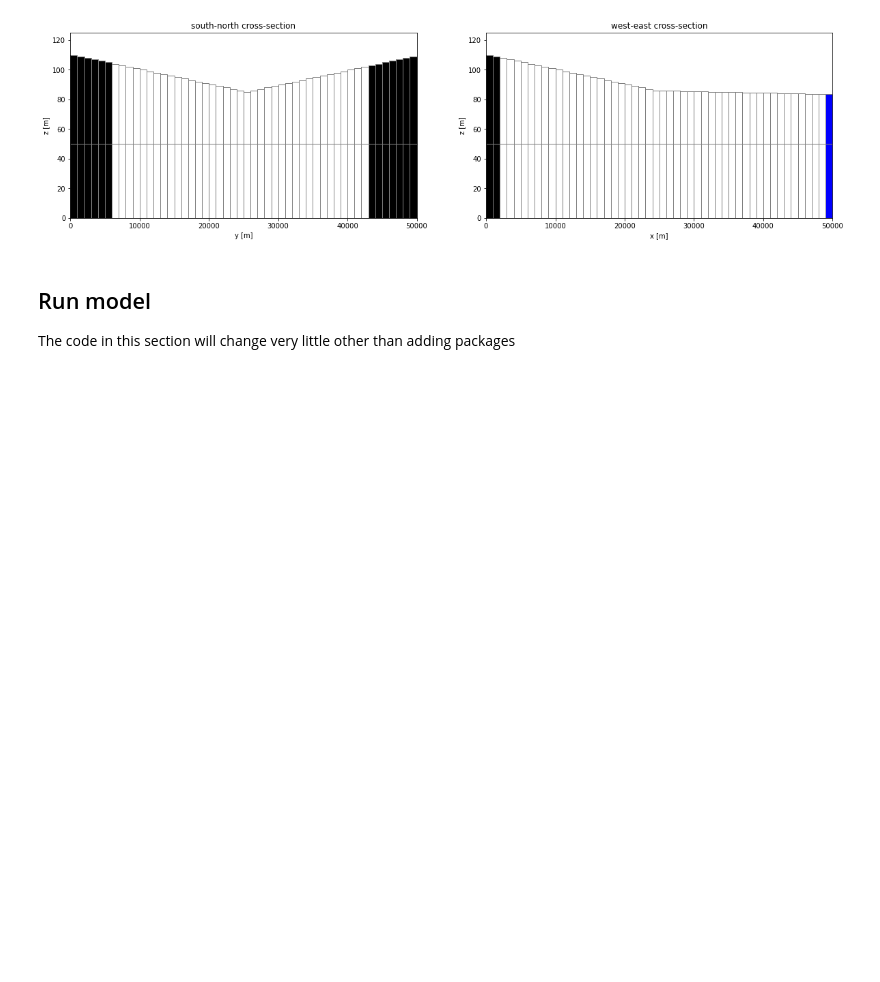
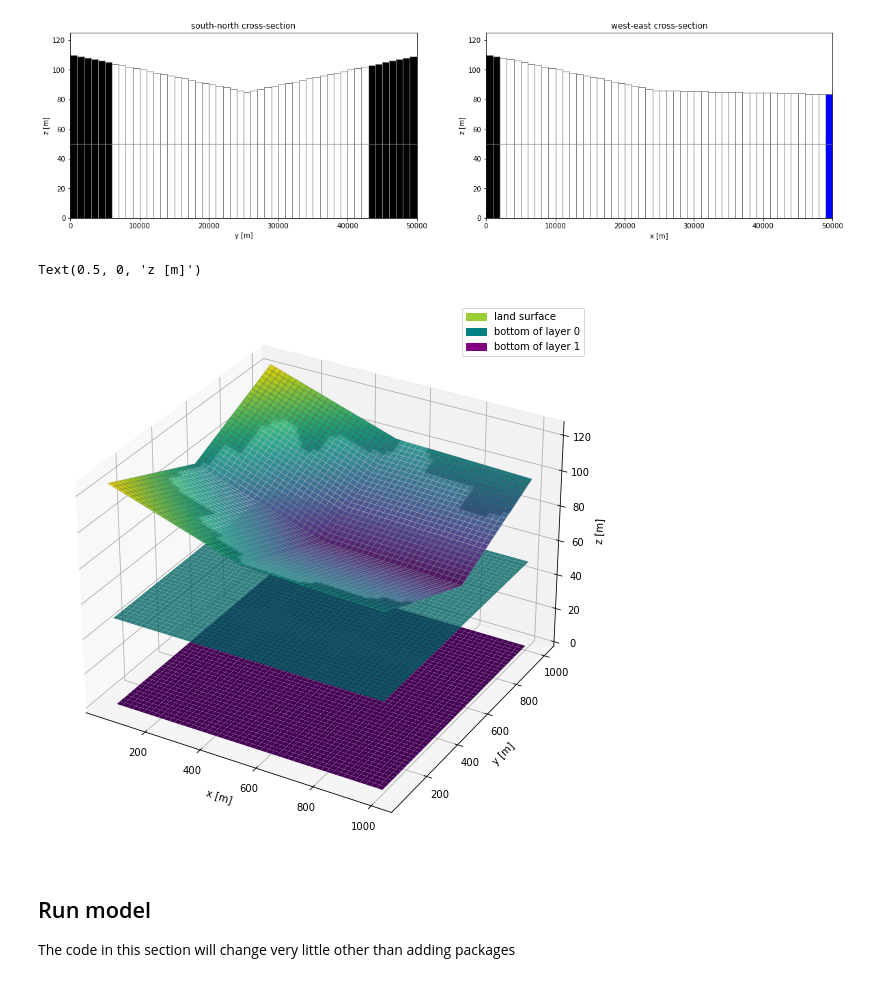
Before and after one commit to cfandel/geol340-w21, a Jupyter notebook: 1_base/base_instructor_version.ipynb, the cells around one changed output. Saved outputs shown, nothing was run; the diff lists cells and outputs as text; code cells hidden in the pictures; blank space fills up the shorter version.

Commit message:
Updates for spring 23
Added 3D visualization and demo code for how to calculate rmse and recharge volume.

```diff
--- a/1_base/base_instructor_version.ipynb
+++ b/1_base/base_instructor_version.ipynb
@@ -197,6 +234,35 @@ ax[1].set_title('west-east cross-section')
 # %% [output]
 Text(0.5, 1.0, 'west-east cross-section')
 [figure]
+# %%
+## Experimental: Plot in 3D
+
+from mpl_toolkits import mplot3d
+
+x = np.linspace(ncol,delc)
+y = np.linspace(nrow,delr)
+X, Y = np.meshgrid(x, y)
+colors = np.empty((nrow,ncol,3))
+colors[ibound[0,:,:]==0] = [0,0,0]
+colors[ibound[0,:,:]==1] = [1,1,1]
+
+fig = plt.figure(figsize=(10,10))
+ax = plt.axes(projection='3d')
+ax.plot_surface(X, Y, ztop, cmap='viridis')
+ax.plot_surface(X, Y, ztop, facecolors=colors, alpha=0.1)
+ax.plot_surface(X, Y, botm[0,:,:], color='teal', alpha=0.8)
+ax.plot_surface(X, Y, botm[1,:,:], cmap='viridis')
+
+plt.legend(handles=[matplotlib.patches.Patch(color='yellowgreen',label='land surface'),      #add legend manually
+                    matplotlib.patches.Patch(color='teal',label='bottom of layer 0'),
+                    matplotlib.patches.Patch(color='purple',label='bottom of layer 1')])
+
+plt.xlabel('x [m]')
+plt.ylabel('y [m]')
+ax.set_zlabel('z [m]')
+# %% [output]
+Text(0.5, 0, 'z [m]')
+[figure, added]
 # %% [markdown]
 ## Run model
 The code in this section will change very little other than adding packages
```
Also changed, not shown: parts of 8 cells of this notebook, 2 other files.
